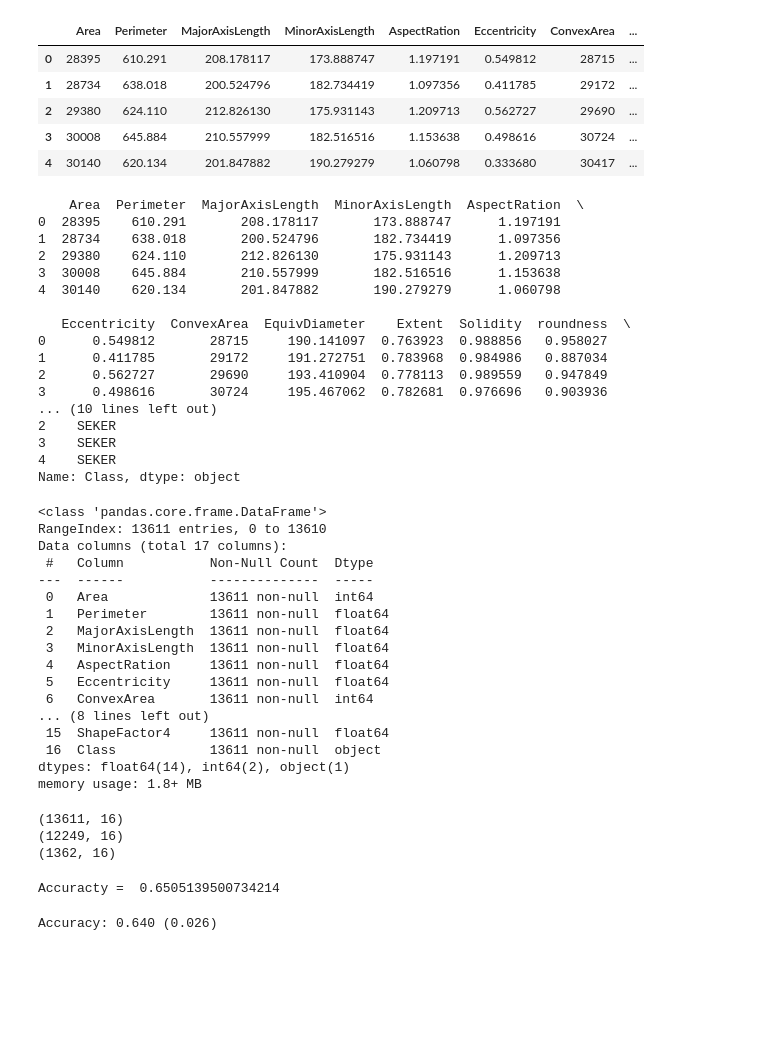
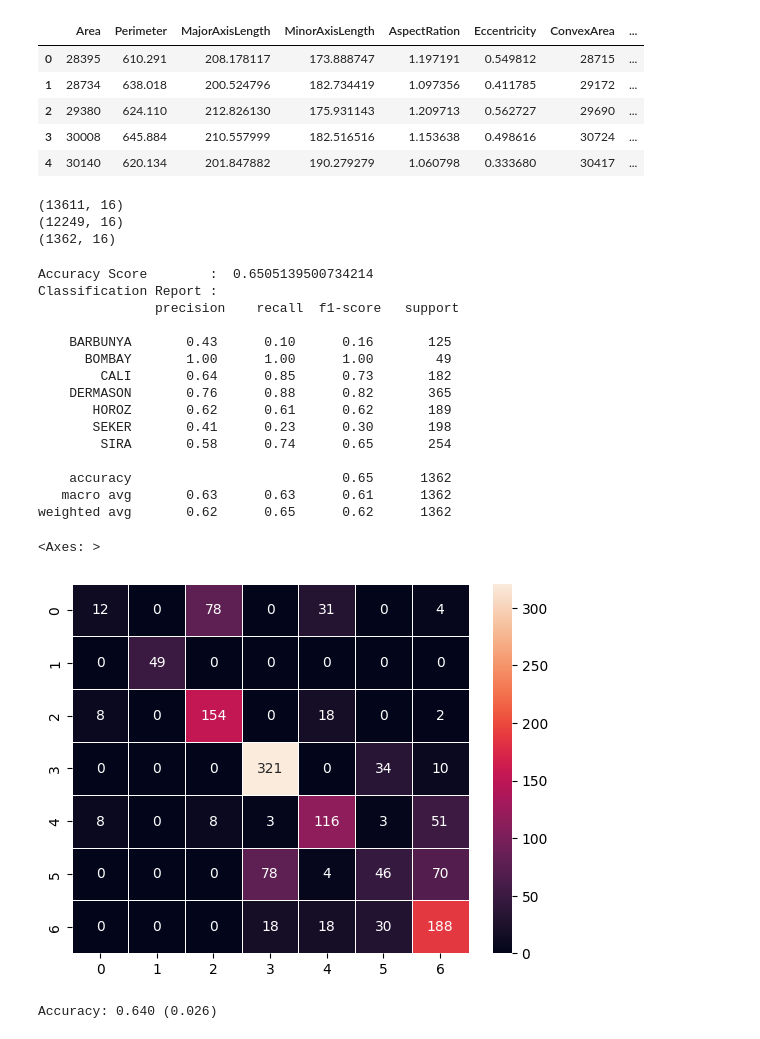
Before and after one commit to steph45607/CIDA, a Jupyter notebook: bean_svm.ipynb, the cells around one changed output. Drawn from its saved outputs; the diff is of its cells as text; code cells hidden in the pictures; blank space fills up the shorter version.

```diff
--- a/bean_svm.ipynb
+++ b/bean_svm.ipynb
@@ -14,46 +14,6 @@ df.head()
 # %%
 X = df.drop(['Class'], axis=1)
 y = df['Class']
-print(X.head())
-print(y.head())
-# %% [output]
-    Area  Perimeter  MajorAxisLength  MinorAxisLength  AspectRation  \
-0  28395    610.291       208.178117       173.888747      1.197191
-1  28734    638.018       200.524796       182.734419      1.097356
-2  29380    624.110       212.826130       175.931143      1.209713
-3  30008    645.884       210.557999       182.516516      1.153638
-4  30140    620.134       201.847882       190.279279      1.060798
-
-   Eccentricity  ConvexArea  EquivDiameter    Extent  Solidity  roundness  \
-0      0.549812       28715     190.141097  0.763923  0.988856   0.958027
-1      0.411785       29172     191.272751  0.783968  0.984986   0.887034
-2      0.562727       29690     193.410904  0.778113  0.989559   0.947849
-3      0.498616       30724     195.467062  0.782681  0.976696   0.903936
-... (10 lines left out)
-2    SEKER
-3    SEKER
-4    SEKER
-Name: Class, dtype: object
-# %%
-df.info()
-# %% [output]
-<class 'pandas.core.frame.DataFrame'>
-RangeIndex: 13611 entries, 0 to 13610
-Data columns (total 17 columns):
- #   Column           Non-Null Count  Dtype
----  ------           --------------  -----
- 0   Area             13611 non-null  int64
- 1   Perimeter        13611 non-null  float64
- 2   MajorAxisLength  13611 non-null  float64
- 3   MinorAxisLength  13611 non-null  float64
- 4   AspectRation     13611 non-null  float64
- 5   Eccentricity     13611 non-null  float64
- 6   ConvexArea       13611 non-null  int64
-... (8 lines left out)
- 15  ShapeFactor4     13611 non-null  float64
- 16  Class            13611 non-null  object
-dtypes: float64(14), int64(2), object(1)
-memory usage: 1.8+ MB
 # %%
 from sklearn.model_selection import train_test_split
 X_train, X_test, y_train, y_test = train_test_split(X,y,test_size = 0.10,
@@ -70,11 +30,31 @@ from sklearn.svm import SVC
 clf=SVC()
 clf.fit(X_train,y_train)
 y_pred=clf.predict(X_test)
-# %%
-test_score = clf.score(X_test, y_test)
-print("Accuracty = ", test_score)
-# %% [output]
-Accuracty =  0.6505139500734214
+# %%
+from sklearn.metrics import accuracy_score,confusion_matrix, classification_report
+print("Accuracy Score        : ",accuracy_score(y_test, y_pred))
+print("Classification Report : \n", classification_report(y_test, y_pred))
+cfm=confusion_matrix(y_test,y_pred)
+import seaborn as sns
+sns.heatmap(cfm,annot=True,fmt='',linewidths=0.5)
+# %% [output]
+Accuracy Score        :  0.6505139500734214
+Classification Report :
+               precision    recall  f1-score   support
+
+    BARBUNYA       0.43      0.10      0.16       125
+      BOMBAY       1.00      1.00      1.00        49
+        CALI       0.64      0.85      0.73       182
+    DERMASON       0.76      0.88      0.82       365
+       HOROZ       0.62      0.61      0.62       189
+       SEKER       0.41      0.23      0.30       198
+        SIRA       0.58      0.74      0.65       254
+
+    accuracy                           0.65      1362
+   macro avg       0.63      0.63      0.61      1362
+weighted avg       0.62      0.65      0.62      1362
+<Axes: >
+[figure, added]
 # %%
 # K folds cross validation
 from sklearn.model_selection import KFold
```
Also changed, not shown: parts of 5 cells of this notebook, 7 other files.
